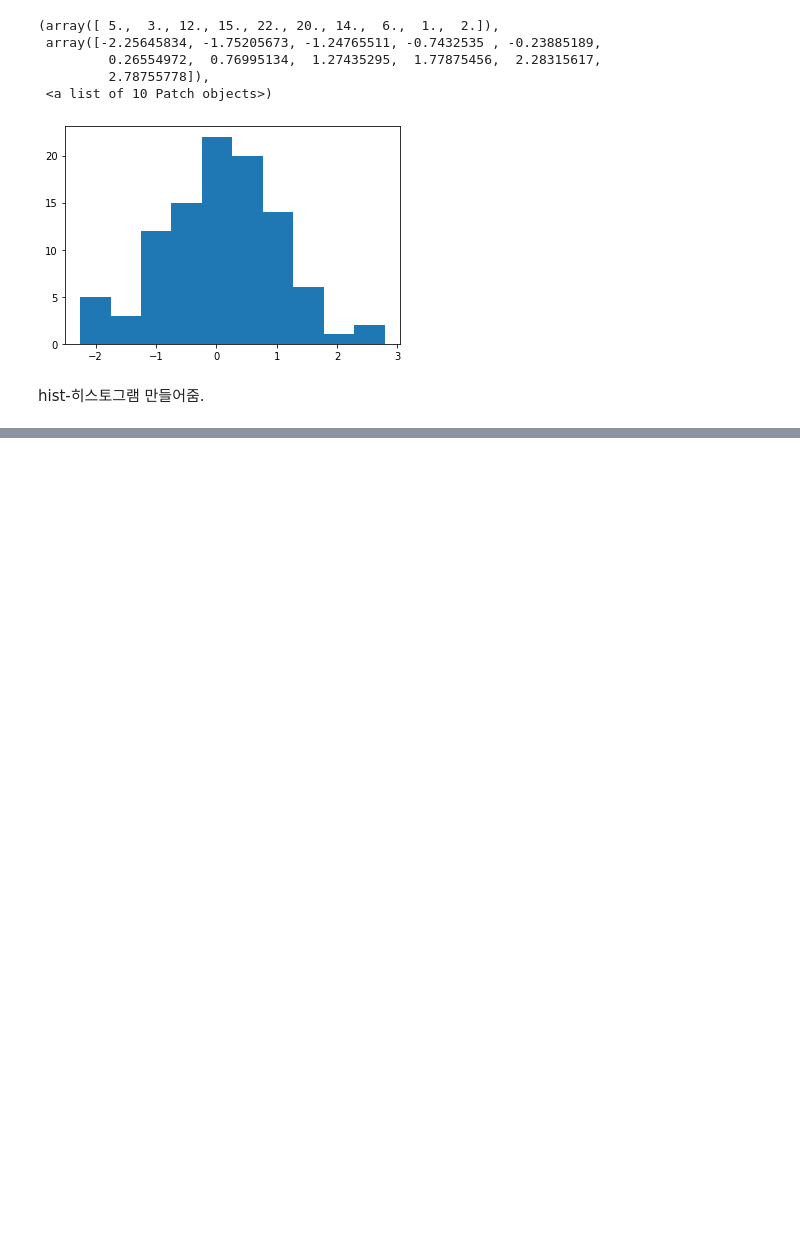
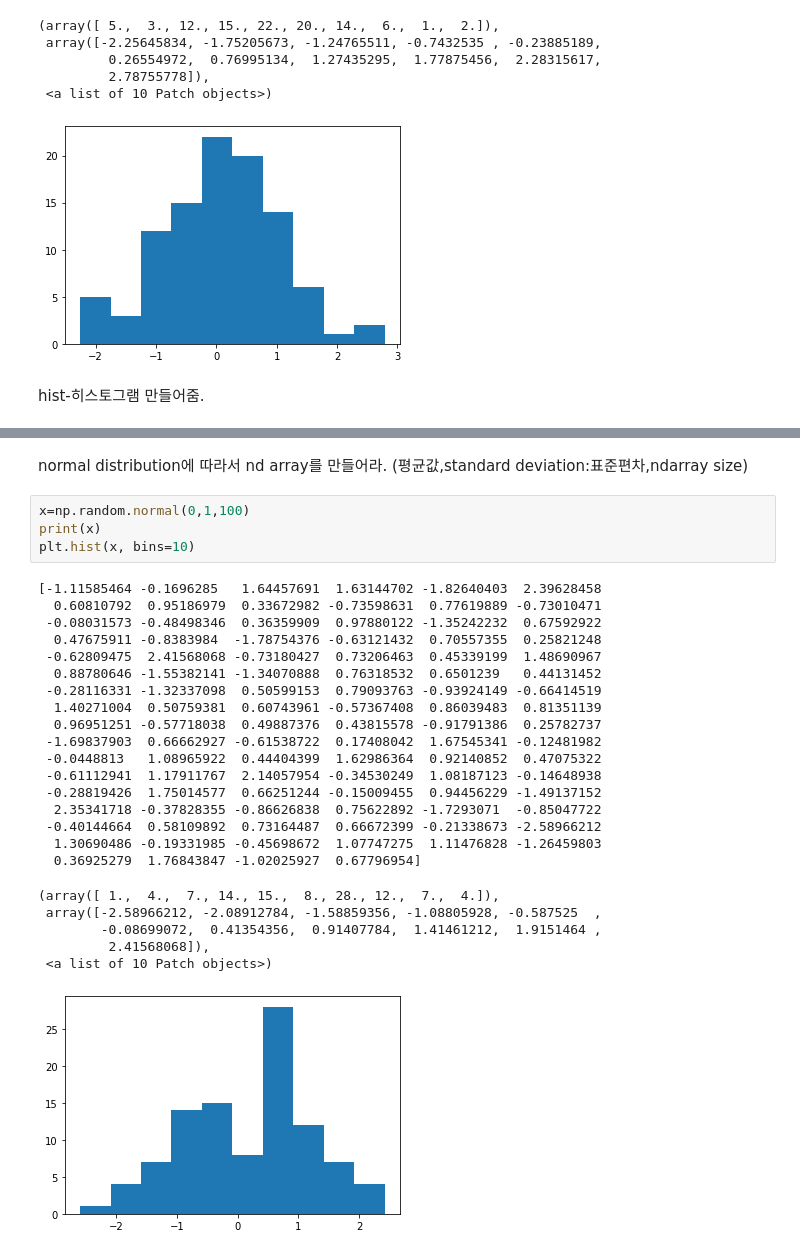
Before and after one commit to hyesuun/class2022Spring, a Jupyter notebook: 2022_0316.ipynb, the cells around one changed output, grey strips where cells are left out. Saved outputs shown, nothing was run; the diff lists cells and outputs as text; blank space fills up the shorter version.

```diff
--- a/2022_0316.ipynb
+++ b/2022_0316.ipynb
@@ -418,0 +578,31 @@ hist-히스토그램 만들어줌.
+# %% [markdown]
+normal distribution에 따라서 nd array를 만들어라.
+(평균값,standard deviation:표준편차,ndarray size)
+# %%
+x=np.random.normal(0,1,100)
+print(x)
+plt.hist(x, bins=10)
+# %% [output]
+[-1.11585464 -0.1696285   1.64457691  1.63144702 -1.82640403  2.39628458
+  0.60810792  0.95186979  0.33672982 -0.73598631  0.77619889 -0.73010471
+ -0.08031573 -0.48498346  0.36359909  0.97880122 -1.35242232  0.67592922
+  0.47675911 -0.8383984  -1.78754376 -0.63121432  0.70557355  0.25821248
+ -0.62809475  2.41568068 -0.73180427  0.73206463  0.45339199  1.48690967
+  0.88780646 -1.55382141 -1.34070888  0.76318532  0.6501239   0.44131452
+ -0.28116331 -1.32337098  0.50599153  0.79093763 -0.93924149 -0.66414519
+  1.40271004  0.50759381  0.60743961 -0.57367408  0.86039483  0.81351139
+  0.96951251 -0.57718038  0.49887376  0.43815578 -0.91791386  0.25782737
+ -1.69837903  0.66662927 -0.61538722  0.17408042  1.67545341 -0.12481982
+ -0.0448813   1.08965922  0.44404399  1.62986364  0.92140852  0.47075322
+ -0.61112941  1.17911767  2.14057954 -0.34530249  1.08187123 -0.14648938
+ -0.28819426  1.75014577  0.66251244 -0.15009455  0.94456229 -1.49137152
+  2.35341718 -0.37828355 -0.86626838  0.75622892 -1.7293071  -0.85047722
+ -0.40144664  0.58109892  0.73164487  0.66672399 -0.21338673 -2.58966212
+  1.30690486 -0.19331985 -0.45698672  1.07747275  1.11476828 -1.26459803
+  0.36925279  1.76843847 -1.02025927  0.67796954]
+(array([ 1.,  4.,  7., 14., 15.,  8., 28., 12.,  7.,  4.]),
+ array([-2.58966212, -2.08912784, -1.58859356, -1.08805928, -0.587525  ,
+        -0.08699072,  0.41354356,  0.91407784,  1.41461212,  1.9151464 ,
+         2.41568068]),
+ <a list of 10 Patch objects>)
+[figure, added]
```
Also changed, not shown: parts of 26 cells of this notebook.
